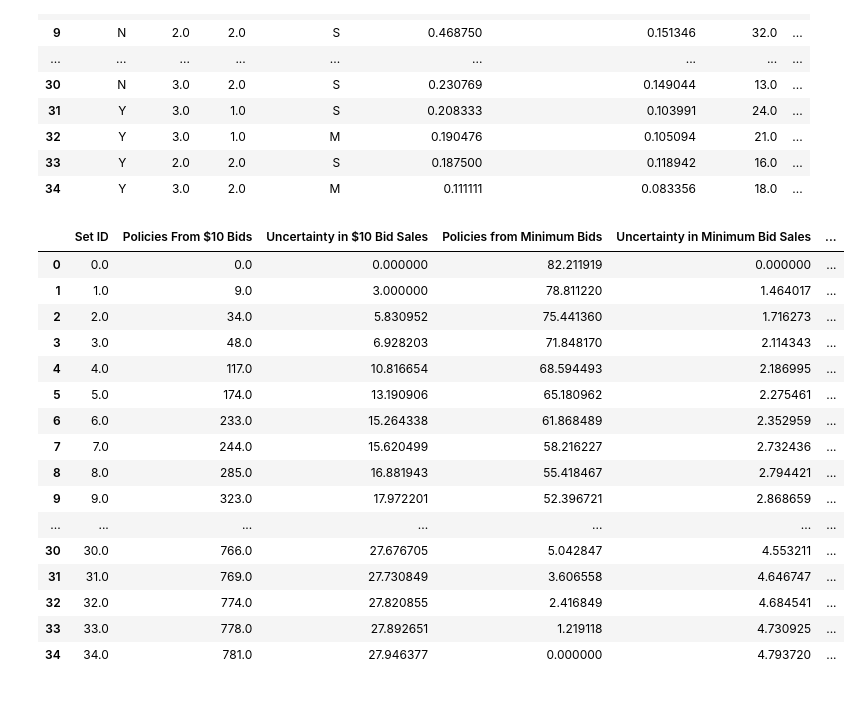
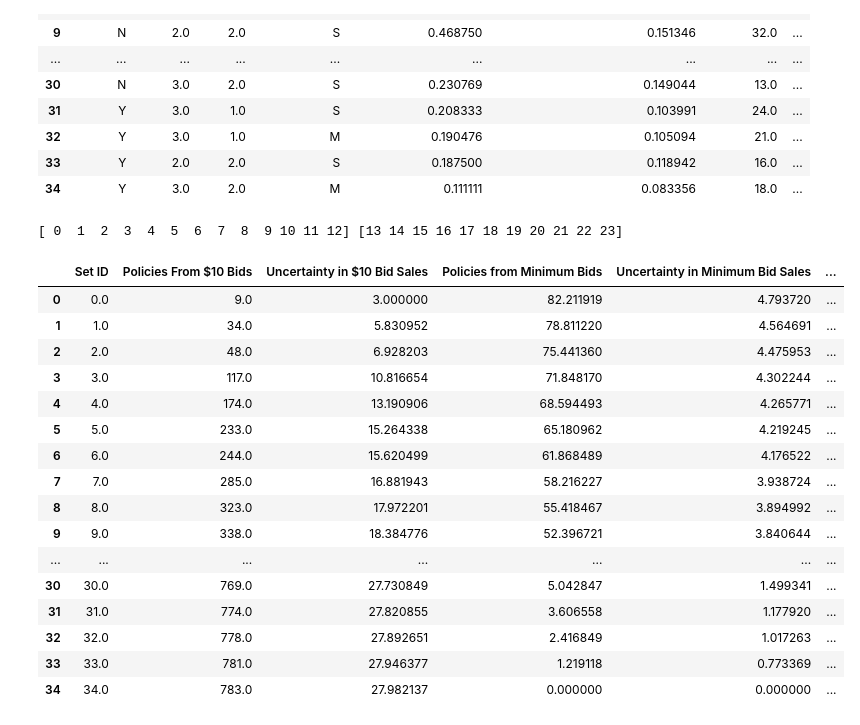
Before and after one commit to rdp135/Root_Insurance, a Jupyter notebook: PatsScratchWork.ipynb, the cells around one changed output. Cells and saved outputs as stored; diff of their text form; code cells hidden in the pictures.

```diff
--- a/PatsScratchWork.ipynb
+++ b/PatsScratchWork.ipynb
@@ -985,50 +985,53 @@ policystats_df = pd.DataFrame({
                         'Uncertainty in Minimum Bid Sales':[],
                         'Total Policies Sold':[],
                         'Uncertainty in Total Sales':[],
                         'Ad Cost Per Policy Sold':[],
                         'Uncertainty in Cost Per Sale':[]
                                 })
 
+print(np.arange(25)[0:12+1],np.arange(25)[12+1:-1])
+
 #print('Set ID, Policies From $10 Bids, Policies from Minimum Bids, Total Policies Sold, Ad Cost Per Policy Sold')
 for i in range(35):
-    TenDollarPolicies = sum(categories_df.iloc[0:i]["Total Policies Sold"])
-    TenDollarUncertainty = np.sqrt(sum( np.array(categories_df.iloc[0:i]["Total Policies Sold Uncertainty"])**2 ))
+    TenDollarPolicies = sum(categories_df.iloc[0:i+1]["Total Policies Sold"])
+    TenDollarUncertainty = np.sqrt(sum( np.array(categories_df.iloc[0:i+1]["Total Policies Sold Uncertainty"])**2 ))
     MinBidPolicies = sum(categories_df.iloc[i:-1]["Expected Policies Sold at Rank 5"])
-    MinBidUncertainty = np.sqrt(sum( np.array(categories_df.iloc[0:i]["Uncertainty in Rank 5 Sales Estimate"])**2 ))
+    MinBidUncertainty = np.sqrt(sum( np.array(categories_df.iloc[i:-1]["Uncertainty in Rank 5 Sales Estimate"])**2 ))
     TotalPolicies = TenDollarPolicies+MinBidPolicies
     TotalUncertainty = np.sqrt( TenDollarUncertainty**2 + MinBidUncertainty**2 )
     CostPerAd = (10.0*TenDollarPolicies + MinBidVal*MinBidPolicies) / (TenDollarPolicies+MinBidPolicies)
     CostUncertainty = CostPerAd*np.sqrt( ((10.0*TotalUncertainty+MinBidVal*MinBidUncertainty)/(10.0*TenDollarPolicies+MinBidVal*MinBidPolicies))**2 + (TotalUncertainty/TotalPolicies)**2 )
     #print(i,
     #      round(TenDollarPolicies,1), '+/-', round(TenDollarUncertainty,1), ',',
     #      round(MinBidPolicies,1), '+/-', round(MinBidUncertainty,1), ',',
     #      round(TotalPolicies,1), '+/-', round(TotalUncertainty,1), ',',
     #      '$'+str(round(CostPerAd,2)), '+/-', '$'+str(round(CostUncertainty,2))
     #     )
     new_row = {'Set ID':i, 'Policies From $10 Bids':TenDollarPolicies, 'Uncertainty in $10 Bid Sales':TenDollarUncertainty,
                'Policies from Minimum Bids':MinBidPolicies, 'Uncertainty in Minimum Bid Sales':MinBidUncertainty,
                'Total Policies Sold':TotalPolicies, 'Uncertainty in Total Sales':TotalUncertainty,
                'Ad Cost Per Policy Sold':CostPerAd,'Uncertainty in Cost Per Sale':CostUncertainty
                                }
     policystats_df = policystats_df.append(new_row, ignore_index=True)
 
 policystats_df
 # %% [output]
+[ 0  1  2  3  4  5  6  7  8  9 10 11 12] [13 14 15 16 17 18 19 20 21 22 23]
 |  | Set ID | Policies From $10 Bids | Uncertainty in $10 Bid Sales | Policies from Minimum Bids | Uncertainty in Minimum Bid Sales | ... |
-| 0 | 0.0 | 0.0 | 0.000000 | 82.211919 | 0.000000 | ... |
-| 1 | 1.0 | 9.0 | 3.000000 | 78.811220 | 1.464017 | ... |
-| 2 | 2.0 | 34.0 | 5.830952 | 75.441360 | 1.716273 | ... |
-| 3 | 3.0 | 48.0 | 6.928203 | 71.848170 | 2.114343 | ... |
-| 4 | 4.0 | 117.0 | 10.816654 | 68.594493 | 2.186995 | ... |
-| 5 | 5.0 | 174.0 | 13.190906 | 65.180962 | 2.275461 | ... |
-| 6 | 6.0 | 233.0 | 15.264338 | 61.868489 | 2.352959 | ... |
-| 7 | 7.0 | 244.0 | 15.620499 | 58.216227 | 2.732436 | ... |
-| 8 | 8.0 | 285.0 | 16.881943 | 55.418467 | 2.794421 | ... |
-| 9 | 9.0 | 323.0 | 17.972201 | 52.396721 | 2.868659 | ... |
+| 0 | 0.0 | 9.0 | 3.000000 | 82.211919 | 4.793720 | ... |
+| 1 | 1.0 | 34.0 | 5.830952 | 78.811220 | 4.564691 | ... |
+| 2 | 2.0 | 48.0 | 6.928203 | 75.441360 | 4.475953 | ... |
+| 3 | 3.0 | 117.0 | 10.816654 | 71.848170 | 4.302244 | ... |
+| 4 | 4.0 | 174.0 | 13.190906 | 68.594493 | 4.265771 | ... |
+| 5 | 5.0 | 233.0 | 15.264338 | 65.180962 | 4.219245 | ... |
+| 6 | 6.0 | 244.0 | 15.620499 | 61.868489 | 4.176522 | ... |
+| 7 | 7.0 | 285.0 | 16.881943 | 58.216227 | 3.938724 | ... |
+| 8 | 8.0 | 323.0 | 17.972201 | 55.418467 | 3.894992 | ... |
+| 9 | 9.0 | 338.0 | 18.384776 | 52.396721 | 3.840644 | ... |
 | ... | ... | ... | ... | ... | ... | ... |
-| 30 | 30.0 | 766.0 | 27.676705 | 5.042847 | 4.553211 | ... |
-| 31 | 31.0 | 769.0 | 27.730849 | 3.606558 | 4.646747 | ... |
-| 32 | 32.0 | 774.0 | 27.820855 | 2.416849 | 4.684541 | ... |
-| 33 | 33.0 | 778.0 | 27.892651 | 1.219118 | 4.730925 | ... |
-| 34 | 34.0 | 781.0 | 27.946377 | 0.000000 | 4.793720 | ... |
+| 30 | 30.0 | 769.0 | 27.730849 | 5.042847 | 1.499341 | ... |
+| 31 | 31.0 | 774.0 | 27.820855 | 3.606558 | 1.177920 | ... |
+| 32 | 32.0 | 778.0 | 27.892651 | 2.416849 | 1.017263 | ... |
+| 33 | 33.0 | 781.0 | 27.946377 | 1.219118 | 0.773369 | ... |
+| 34 | 34.0 | 783.0 | 27.982137 | 0.000000 | 0.000000 | ... |
 # %%
```
Also changed, not shown: parts of 7 cells of this notebook.
